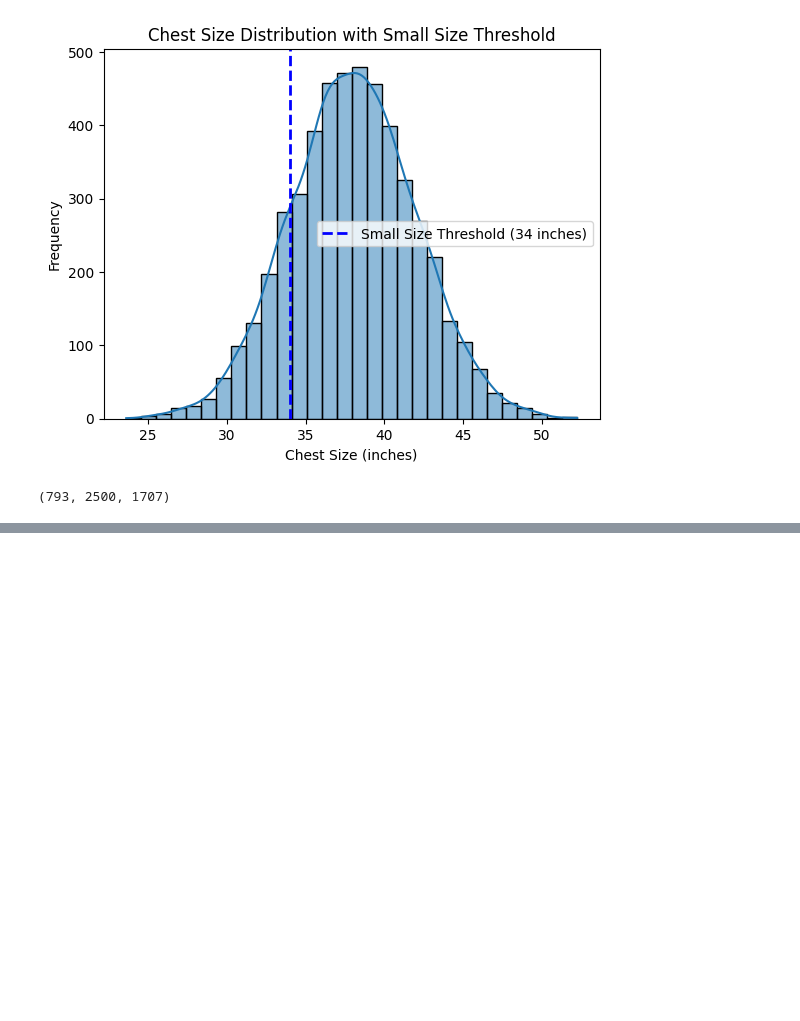
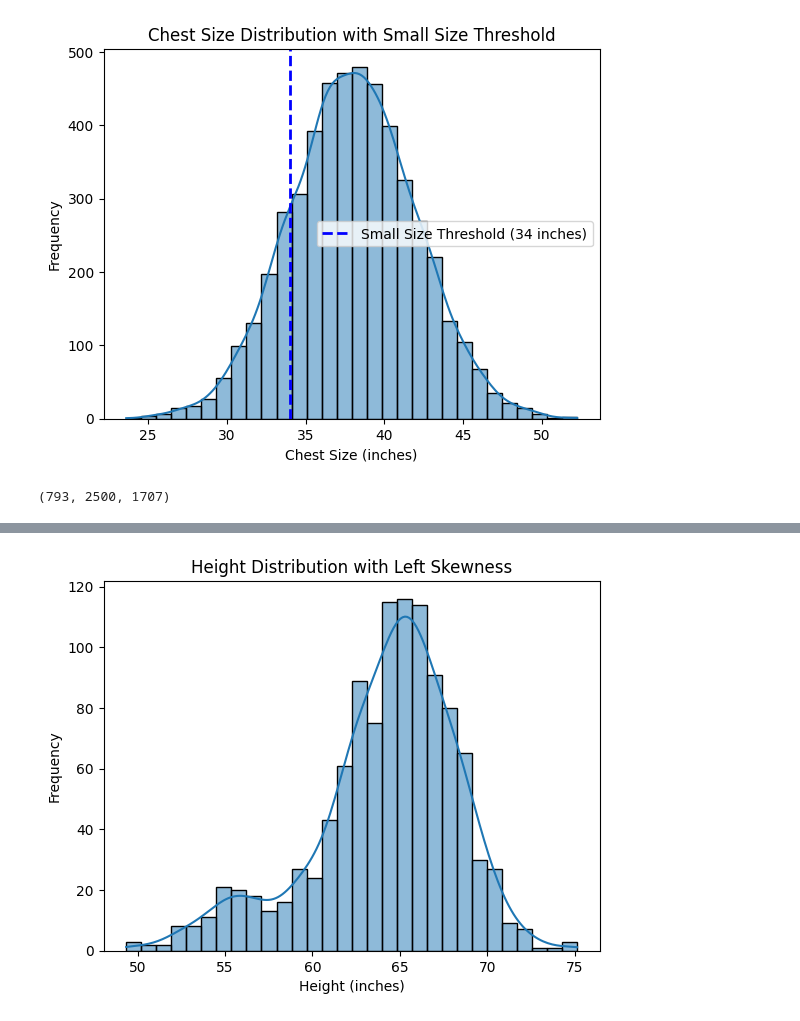
Before and after one commit to rahul8879/coachX_ds, a Jupyter notebook: Math/02_prob_stats.ipynb, the cells around one changed output, grey strips where cells are left out. Saved outputs shown, nothing was run; the diff lists cells and outputs as text; code cells hidden in the pictures; blank space fills up the shorter version.

```diff
--- a/Math/02_prob_stats.ipynb
+++ b/Math/02_prob_stats.ipynb
@@ -134,0 +178,13 @@ num_small, num_medium, num_large
+# %%
+# left skewed height data
+height = np.random.normal(loc=65, scale=3, size=1000)
+# introduce left skewness
+height = np.concatenate([height, np.random.normal(loc=55, scale=2, size=100)])  # adding some low height values
+# plot it
+sns.histplot(height, bins=30, kde=True)
+plt.title('Height Distribution with Left Skewness')
+plt.xlabel('Height (inches)')
+plt.ylabel('Frequency')
+plt.show()
+# %% [output]
+[figure, added]
```
Also changed, not shown: parts of 6 cells of this notebook.
